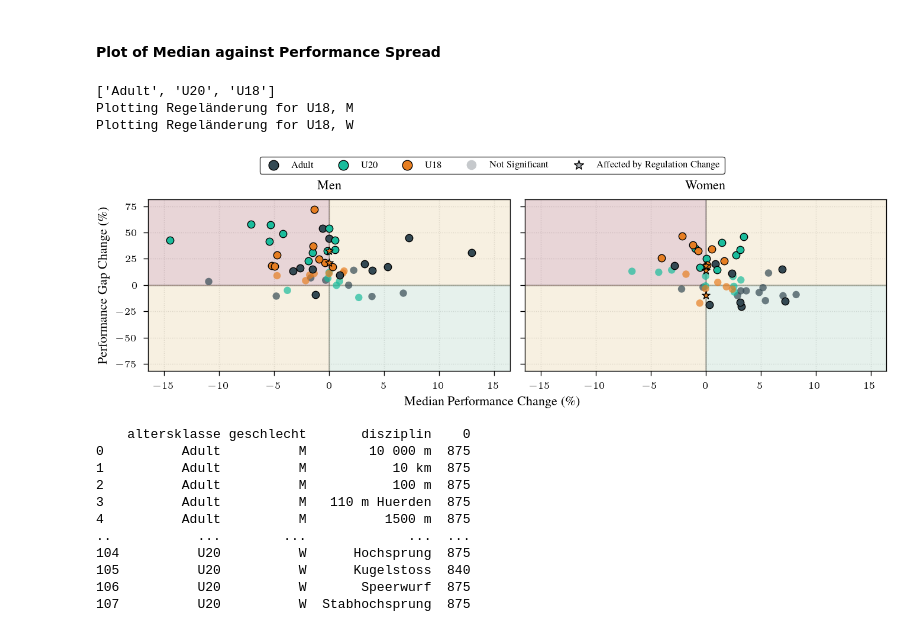
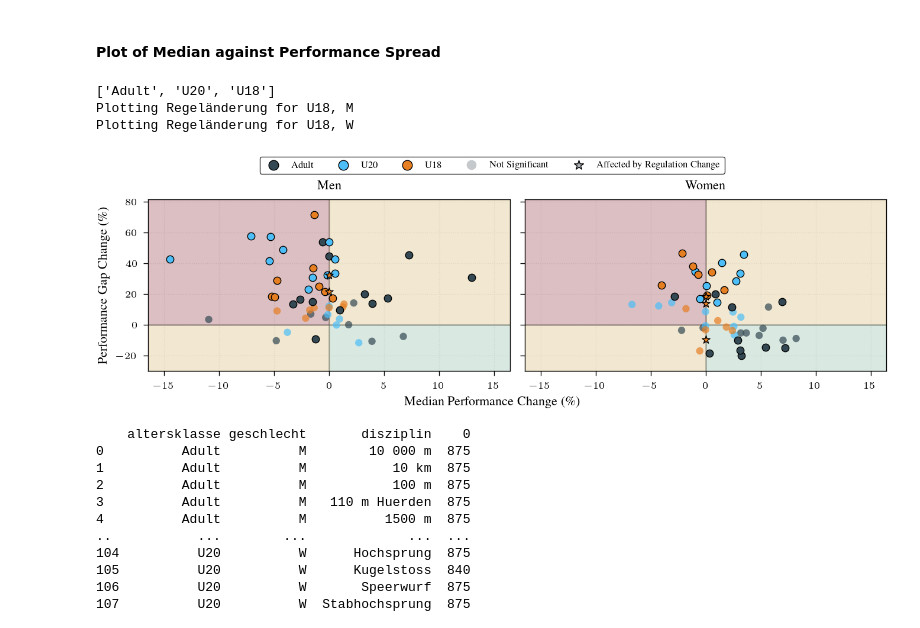
Before and after one commit to maxwernz/Data-Literacy, a Jupyter notebook: mattis/paperAnalysis/gapAnalysis.ipynb, the cells around one changed output. Cells and saved outputs as stored; diff of their text form; code cells hidden in the pictures.

Commit message:
new plots

```diff
--- a/mattis/paperAnalysis/gapAnalysis.ipynb
+++ b/mattis/paperAnalysis/gapAnalysis.ipynb
@@ -279,7 +279,7 @@ def get_point_colors(subset, gender_color):
 # colors = {'M': "#c8564a", 'W': "#5e6be1"}
 # edge_colors = {'M': "blue", 'W': "red"}
 # colors = {'M': plt.rgb.tue_blue, 'W': plt.rgb.tue_red}
-colors = {'Adult': "#344953", "U20": "#1abc9c", "U18": "#e67e22"}
+colors = {'Adult': "#344953", "U20": "#4dbef7", "U18": "#e67e22"}
 labels = {'M': 'Men', 'W': 'Women'}
 
 unique_ages = sorted(plot_data['altersklasse'].unique(), key=lambda x: ['Adult', 'U20', 'U18'].index(x))
@@ -288,7 +288,9 @@ marker_styles = ['o', 's', 'D', 'v']
 marker_map = {age: marker_styles[i] for i, age in enumerate(unique_ages)}
 
 x_limit = max(abs(plot_data["Median_Diff_%"].min()), abs(plot_data["Median_Diff_%"].max())) + 2
-y_limit = max(abs(plot_data["Gap_Diff_%"].min()), abs(plot_data["Gap_Diff_%"].max())) + 10
+# y_limit = max(abs(plot_data["Gap_Diff_%"].min()), abs(plot_data["Gap_Diff_%"].max())) + 10
+y_limit_pos = abs(plot_data["Gap_Diff_%"].max()) + 10
+y_limit_neg = abs(plot_data["Gap_Diff_%"].min()) + 10
 
 with plt.rc_context(plt.bundles.icml2024(column="full", ncols=2, nrows=1)):
     fig, axes = plt.subplots(nrows=1, ncols=2, sharex=True, sharey=True)
@@ -299,13 +301,12 @@ with plt.rc_context(plt.bundles.icml2024(column="full", ncols=2, nrows=1)):
         if gender not in plot_data['geschlecht'].unique():
             continue
 
-        ax.fill_between([0, x_limit], -y_limit, 0, color=plt.rgb.tue_lightgreen, alpha=0.2) # Gut
-        ax.fill_between([-x_limit, 0], 0, y_limit, color=plt.rgb.tue_red, alpha=0.2)   # Schlecht
+        ax.fill_between([0, x_limit], -y_limit_neg, 0, color=plt.rgb.tue_lightgreen, alpha=0.3) # Gut
+        ax.fill_between([-x_limit, 0], 0, y_limit_pos, color=plt.rgb.tue_red, alpha=0.3)   # Schlecht
         # ax.fill_between([0, x_limit], 0, y_limit, color=plt.rgb.tue_gray, alpha=0.2) # Gemischt
         # ax.fill_between([-x_limit, 0], -y_limit, 0, color=plt.rgb.tue_gray, alpha=0.2) # Gemischt
-        ax.fill_between([0, x_limit], 0, y_limit, color=plt.rgb.tue_lightorange, alpha=0.2) # Gemischt
-        ax.fill_between([-x_limit, 0], -y_limit, 0, color=plt.rgb.tue_lightorange, alpha=0.2) # Gemisc
-
+        ax.fill_between([0, x_limit], 0, y_limit_pos, color=plt.rgb.tue_lightorange, alpha=0.3) # Gemischt
+        ax.fill_between([-x_limit, 0], -y_limit_neg, 0, color=plt.rgb.tue_lightorange, alpha=0.3) # Gemisc
         # ax.scatter([], [], color=colors[gender], alpha=0.9)
 
         for age in unique_ages:
@@ -360,36 +361,36 @@ with plt.rc_context(plt.bundles.icml2024(column="full", ncols=2, nrows=1)):
         ax.scatter(
             [], [],
             facecolors=plt.rgb.tue_gray, edgecolors='none',
             marker='o', alpha=0.7, zorder=3, label='Not Significant'
         )
 
         ax.scatter([], [], facecolors=plt.rgb.tue_gray, edgecolors='black',
                 marker='*', label='Affected by Regulation Change')
 
         # Reference Lines
         ax.axvline(0, color=plt.rgb.tue_dark, linestyle='-', alpha=0.3, zorder=2)
         ax.axhline(0, color=plt.rgb.tue_dark, linestyle='-', alpha=0.3, zorder=2)
 
         # Limits
         ax.set_xlim(-x_limit, x_limit)
 
 
         ax.set_title(labels[gender])
-        ax.grid(True, linestyle=':', alpha=0.4, zorder=0)
+        ax.grid(True, linestyle=':', alpha=0.3, zorder=0)
 
     handles, labels = axes[1].get_legend_handles_labels()
     fig.legend(handles, labels, loc='outside upper center', ncols=5)
     axes[0].set_ylabel("Performance Gap Change (\\%)")
     fig.text(0.5, -0.04, 'Median Performance Change (\\%)', ha='center')
-    axes[0].set_ylim(-y_limit, y_limit)
+    axes[0].set_ylim(-y_limit_neg, y_limit_pos)
 
     plt.savefig("gap_performance_change", category="Gap Analysis")
     plt.show()
 # %% [output]
 ['Adult', 'U20', 'U18']
 Plotting Regeländerung for U18, M
 Plotting Regeländerung for U18, W
-[figure, old version]
+[figure, new version]
 # %%
 # Alle 109 Gruppen-Kombinationen anzeigen
 all_groups = data_all.groupby(['altersklasse', 'geschlecht', 'disziplin']).size().reset_index()
```
Also changed, not shown: parts of 4 cells of this notebook, 5 other files.
